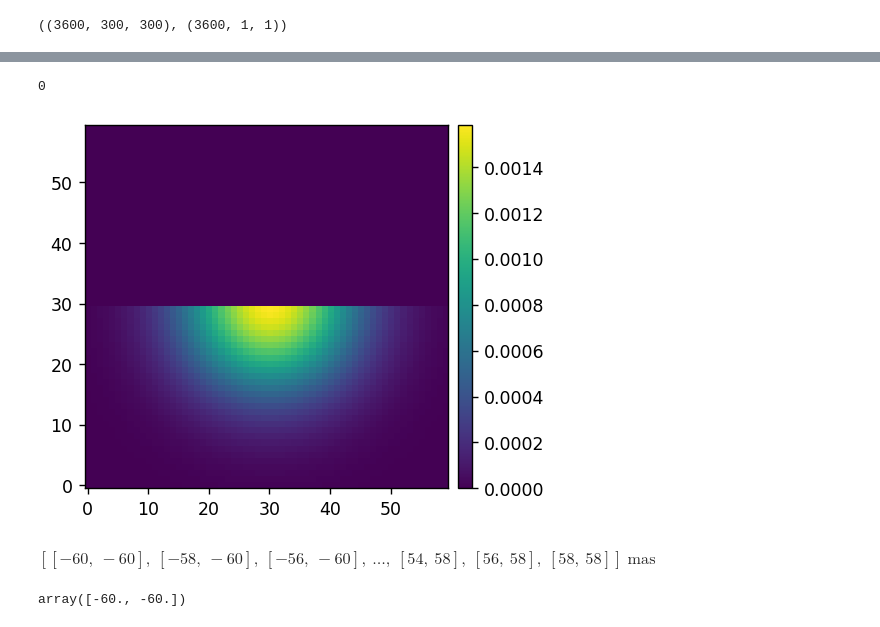
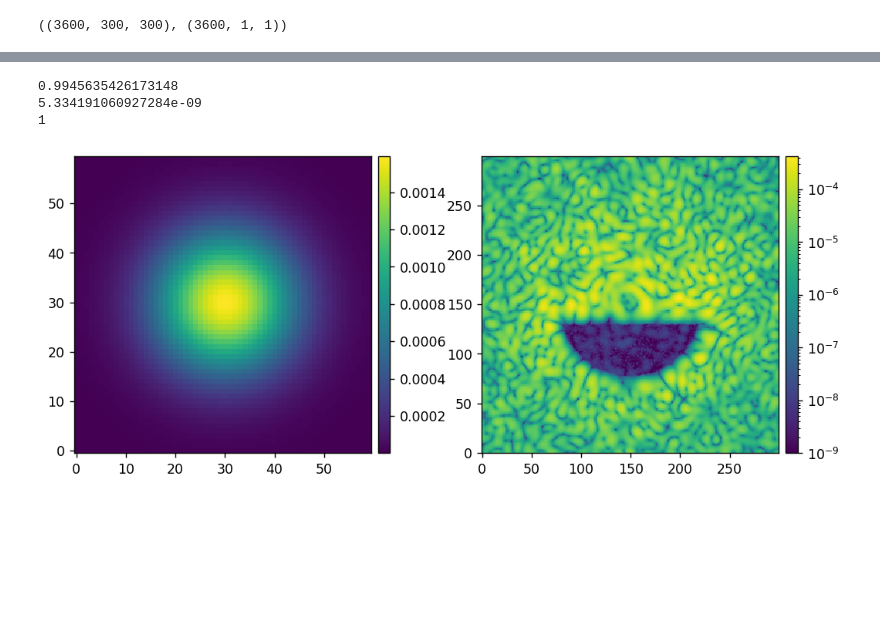
Before and after one commit to kian1377/esc-fresnel, a Jupyter notebook: notebooks/beamwalk_anim.ipynb, the cells around one changed output, grey strips where cells are left out. Saved outputs shown, nothing was run; the diff lists cells and outputs as text; code cells hidden in the pictures; blank space fills up the shorter version.

```diff
--- a/notebooks/beamwalk_anim.ipynb
+++ b/notebooks/beamwalk_anim.ipynb
@@ -65,23 +65,29 @@ def create_ones_array(size, up_to_index):
-# %%
-imshow(
-    [beamwalk_data['pointing_pdf']*xp.array(create_ones_array(3600, 1800)).reshape(60,60)],
-)
-
-beamwalk_data['pointing_samples']
-# %% [output]
-0
-[figure, removed]
-$[[-60,~-60],~
- [-58,~-60],~
- [-56,~-60],~
- \dots,~
- [54,~58],~
- [56,~58],~
- [58,~58]] \; \mathrm{mas}$
-# %%
-beamwalk_data['pointing_samples'][0].to_value(u.mas)
-# %% [output]
-array([-60., -60.])
+# %%
+nominal_im = ensure_np_array(beamwalk_data['nominal_im'])
+nominal_contrast = float(beamwalk_data['nominal_contrast'])
+beamwalk_ims = ensure_np_array(beamwalk_data['all_images'])
+contrasts = ensure_np_array(beamwalk_data['contrasts'])
+pointing_pdf = ensure_np_array(beamwalk_data['pointing_pdf'])
+pointing_sampling = beamwalk_data['pointing_sampling']
+pointing_samples = ensure_np_array(beamwalk_data['pointing_samples'])
+coro_mask = ensure_np_array(beamwalk_data['coro_mask'])
+
+i = 3601
+current_pdf_status = pointing_pdf * create_ones_array(3600, i+1).reshape(60,60)
+print(current_pdf_status.sum())
+# total_im = xp.sum(beamwalk_ims[:i+1] * pointing_pdf.ravel()[:i+1, None, None], axis=0) / current_pdf_status.sum()
+total_im = xp.sum(beamwalk_ims * current_pdf_status.ravel()[:, None, None], axis=0) / current_pdf_status.sum()
+total_contrast = np.mean( total_im[coro_mask] )
+print(total_contrast)
+imshow(
+    [current_pdf_status,  total_im],
+    norms=[None, LogNorm(1e-9)],
+)
+# %% [output]
+0.9945635426173148
+5.334191060927284e-09
+1
+[figure, added]
 # %%
 def create_anim(
         beamwalk_data,
```
Also changed, not shown: parts of 8 cells of this notebook, 1 other file.
